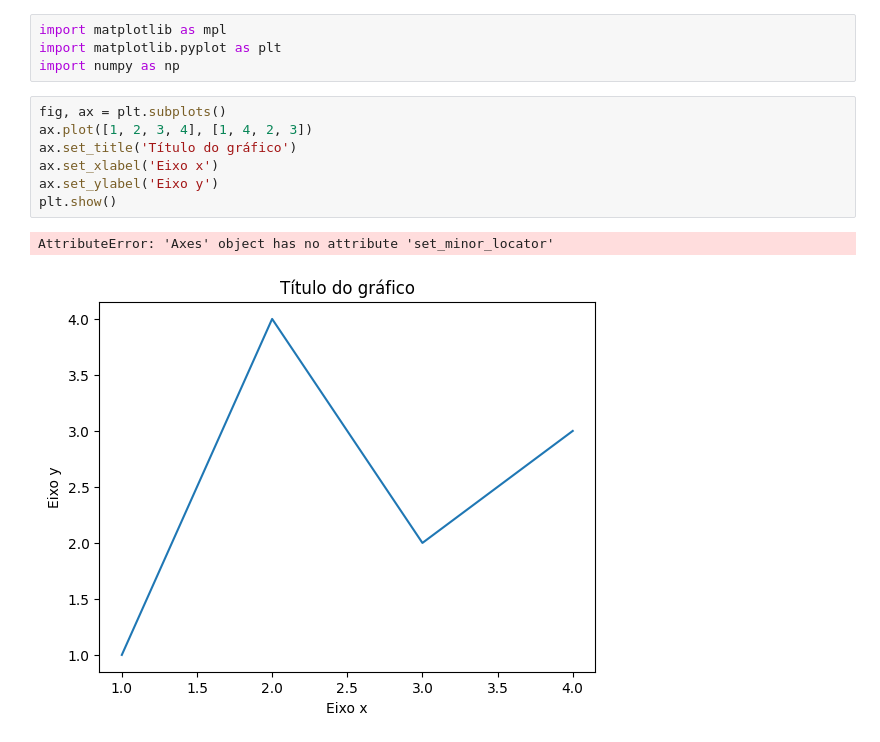
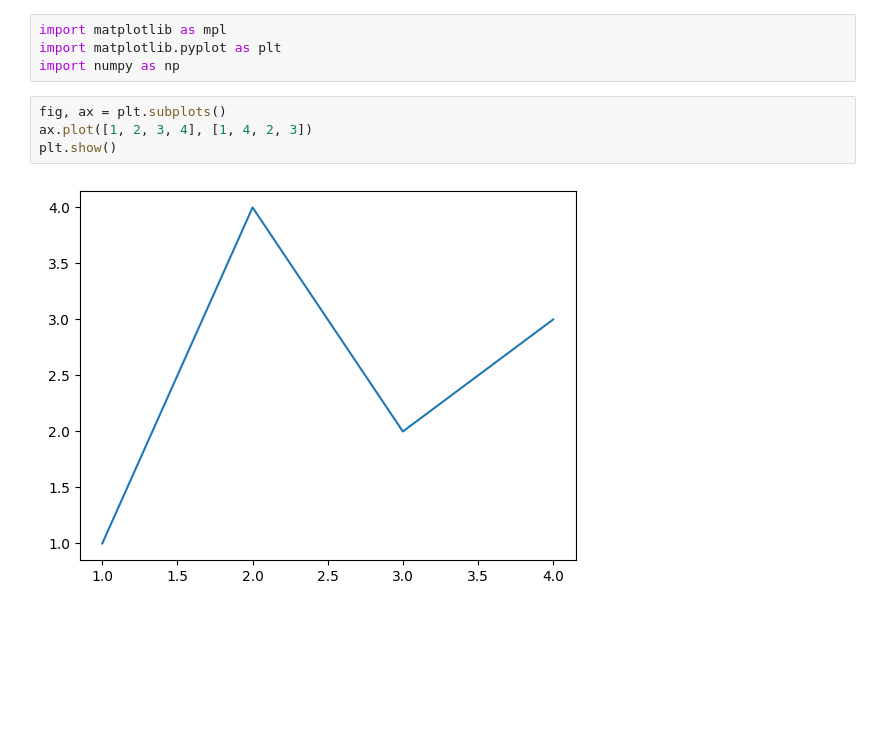
Before and after one commit to gilberto-ribeiro/python-projects, a Jupyter notebook: matplotlib_notebook.ipynb, the cells around one changed output. Cells and saved outputs as stored; diff of their text form; blank space fills up the shorter version.

```diff
--- a/matplotlib_notebook.ipynb
+++ b/matplotlib_notebook.ipynb
@@ -7,10 +7,6 @@ import numpy as np
 # %%
 fig, ax = plt.subplots()
 ax.plot([1, 2, 3, 4], [1, 4, 2, 3])
-ax.set_title('Título do gráfico')
-ax.set_xlabel('Eixo x')
-ax.set_ylabel('Eixo y')
 plt.show()
 # %% [output]
-AttributeError: 'Axes' object has no attribute 'set_minor_locator'
-[figure, old version]
+[figure, new version]
```
Also changed, not shown: parts of 5 cells of this notebook.
